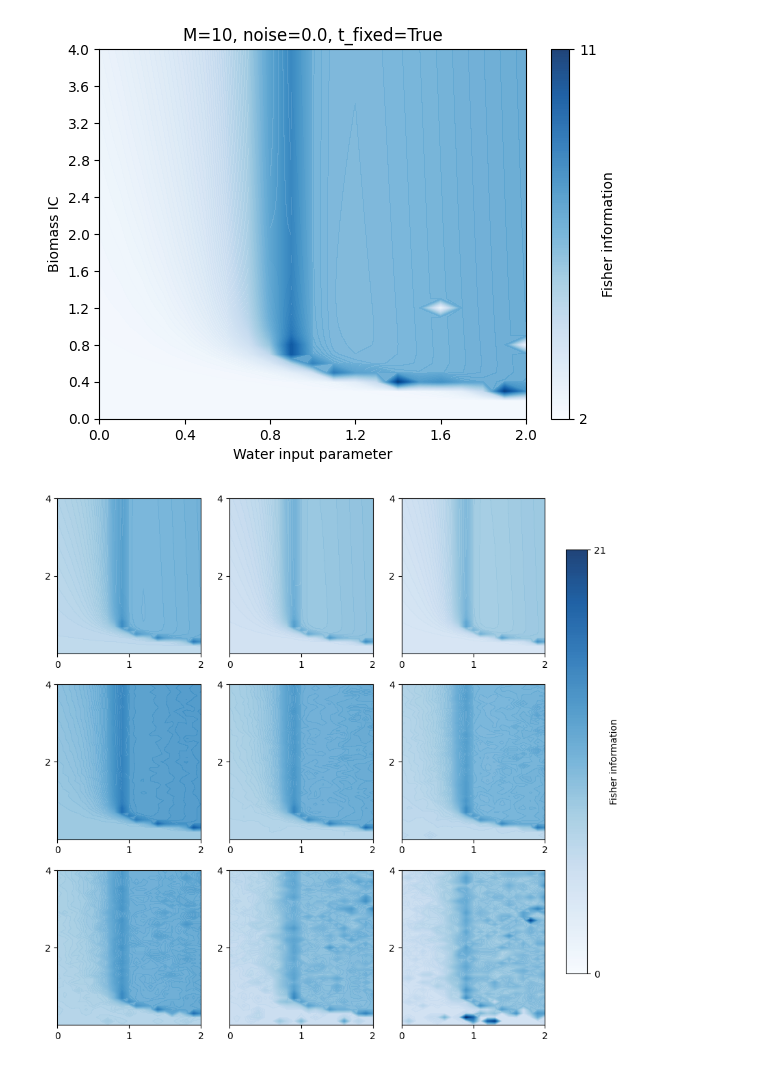
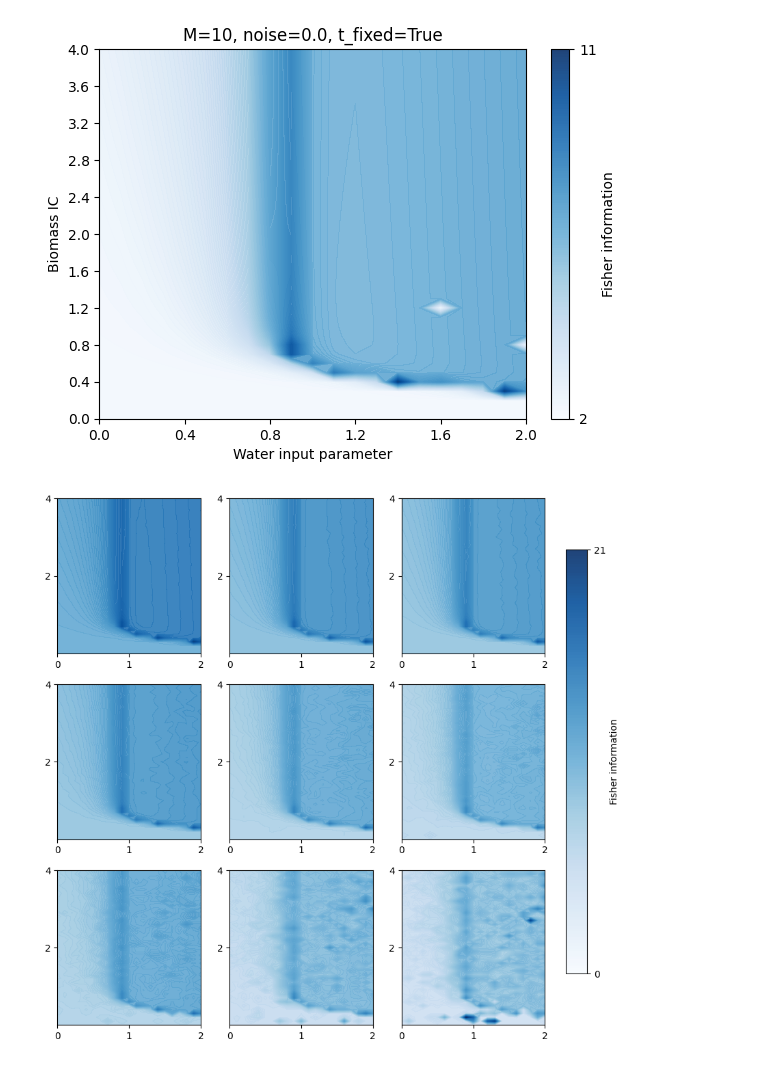
Before and after one commit to lisab00/ma-code, a Jupyter notebook: notebooks/playground/infer_am/plots_inverse_uq_am.ipynb, the cells around one changed output. Saved outputs shown, nothing was run; the diff lists cells and outputs as text; code cells hidden in the pictures.

Commit message:
noise level 0.01

```diff
--- a/notebooks/playground/infer_am/plots_inverse_uq_am.ipynb
+++ b/notebooks/playground/infer_am/plots_inverse_uq_am.ipynb
@@ -20,14 +20,14 @@ make_all_fish_plots(M_vals, noise_vals,w0, m, path_to_read,path_to_store, t_fixe
 [figure]
 # %%
 M_vals = [500, 100, 50]
-noise_vals = [0.0, 0.1, 0.5]
+noise_vals = [0.01, 0.1, 0.5]
 w0=0.95
 m=0.45
 store=False
 t_fixed=True
 log=True
 
 path_to_read= "C:/Users/lisah/Documents/Repos/ma-code/data/t_fixed/t50/fisher_am/"
 fish_grid_plot(noise_vals, M_vals, path_to_read, w0, m, log)
 # %% [output]
-[figure, old version]
+[figure, new version]
```
Also changed, not shown: 5 other files.
